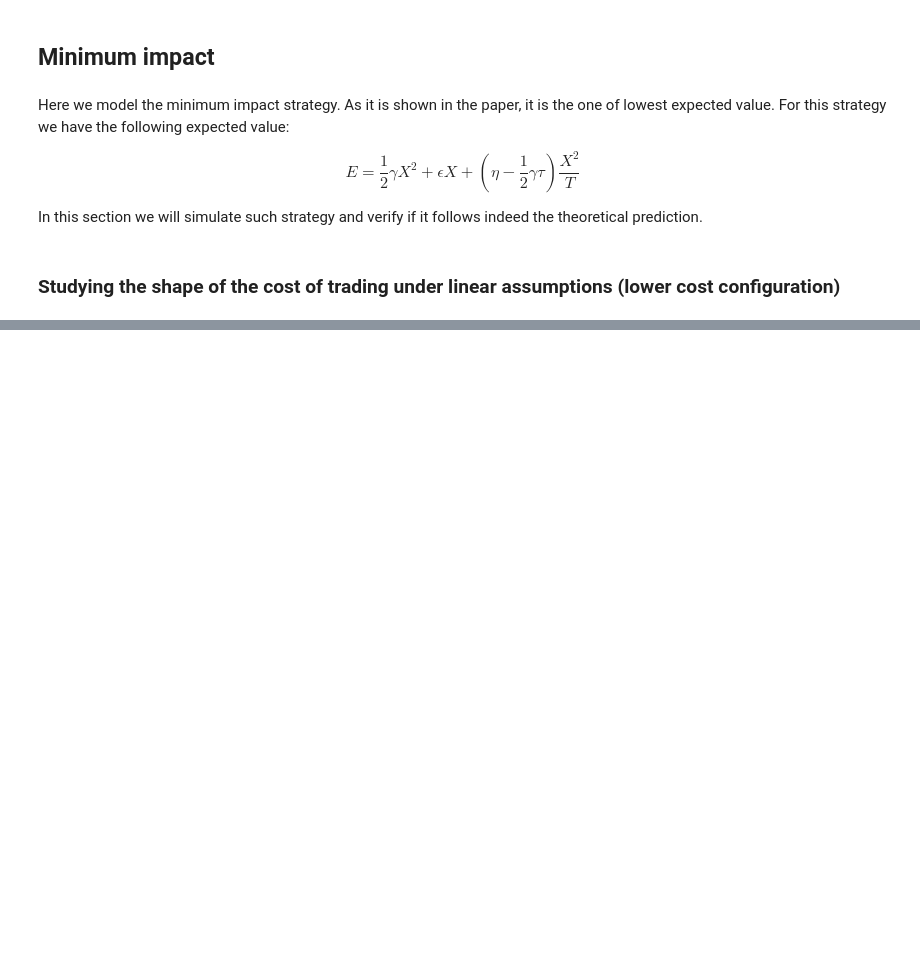
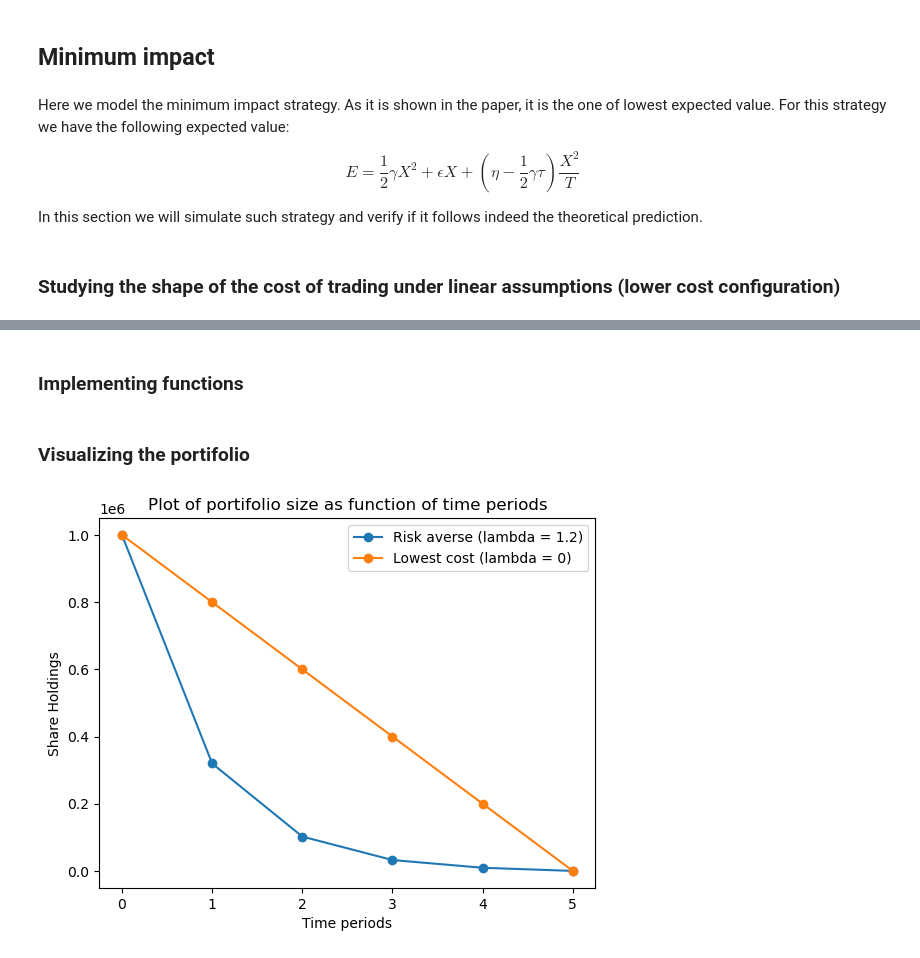
Before and after one commit to nicolassinott/HFT, a Jupyter notebook: Optimal Execution/simulation.ipynb, the cells around one changed output, grey strips where cells are left out. Drawn from its saved outputs; the diff is of its cells as text; code cells hidden in the pictures; blank space fills up the shorter version.

Commit message:
adding functions for computing portifolio allocations

```diff
--- a/Optimal Execution/simulation.ipynb
+++ b/Optimal Execution/simulation.ipynb
@@ -236,0 +245,2 @@ print(np.std(percentage_difference))
+# %% [markdown]
+### Implementing functions
@@ -236,0 +284,18 @@ print(np.std(percentage_difference))
+# %% [markdown]
+### Visualizing the portifolio
+# %%
+portifolio_size = np.ones(N+1) * X
+portifolio_size_neutral = np.ones(N+1) * X
+
+portifolio_size[1:] = optimal_allocation(X,gamma,eps,eta,T,N,1.2)
+portifolio_size_neutral[1:] = optimal_allocation(X,gamma,eps,eta,T,N,0.01)
+
+plt.plot(portifolio_size, linestyle = '-', marker = 'o')
+plt.plot(portifolio_size_neutral, marker = 'o')
+plt.title('Plot of portifolio size as function of time periods')
+plt.legend(['Risk averse (lambda = 1.2)', 'Lowest cost (lambda = 0)'])
+plt.xlabel('Time periods')
+plt.ylabel('Share Holdings')
+plt.show()
+# %% [output]
+[figure, added]
```
Also changed, not shown: parts of 3 cells of this notebook.
